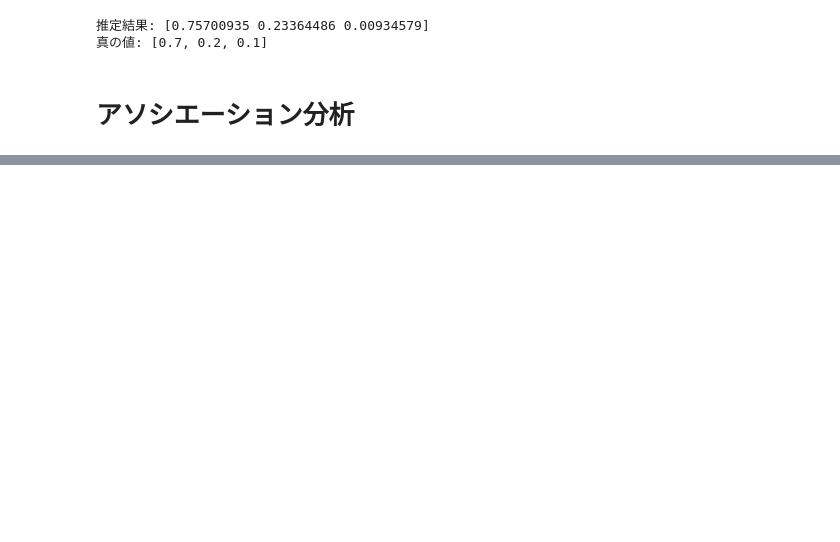
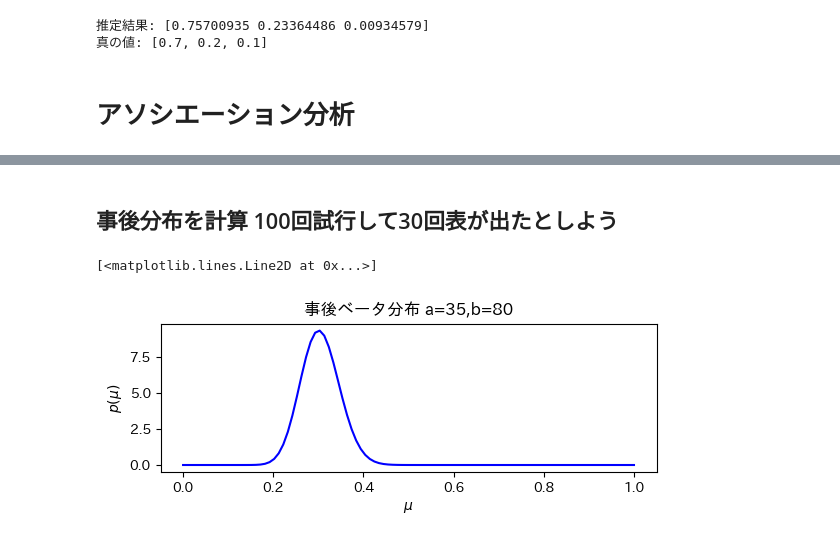
Before and after one commit to yamamoTo-spectatior/dstokuron_classworks, a Jupyter notebook: work/class05.ipynb, the cells around one changed output, grey strips where cells are left out. Drawn from its saved outputs; the diff is of its cells as text; code cells hidden in the pictures; blank space fills up the shorter version.

```diff
--- a/work/class05.ipynb
+++ b/work/class05.ipynb
@@ -211,0 +263,21 @@ NameError: name 'association_rules' is not defined
+# %% [markdown]
+## 事後分布を計算 100回試行して30回表が出たとしよう
+# %%
+from scipy.stats import beta
+
+N=100
+m=30
+
+new_a = m + a
+new_b = N - m + b
+x = np.linspace(0, 1, 100) #x軸
+y = beta.pdf(x, new_a, new_b)      #y軸
+
+fig = plt.figure()
+fig.subplots_adjust(hspace=0.5)
+#fig.suptitle("all graph")
+ax1 = fig.add_subplot(211, title=f"事後ベータ分布 a={new_a},b={new_b}",xlabel="$\mu$", ylabel="$p(\mu)$")
+ax1.plot(x, y, 'b-')
+# %% [output]
+[<matplotlib.lines.Line2D at 0x...>]
+[figure, added]
```
Also changed, not shown: parts of 14 cells of this notebook, 3 other files.
